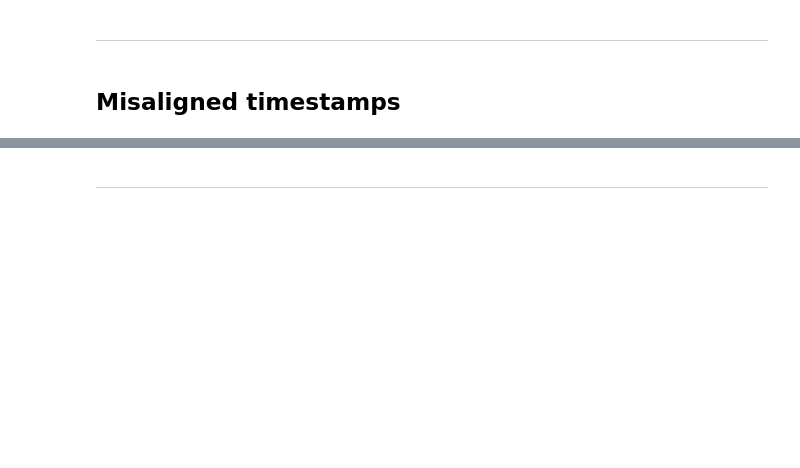
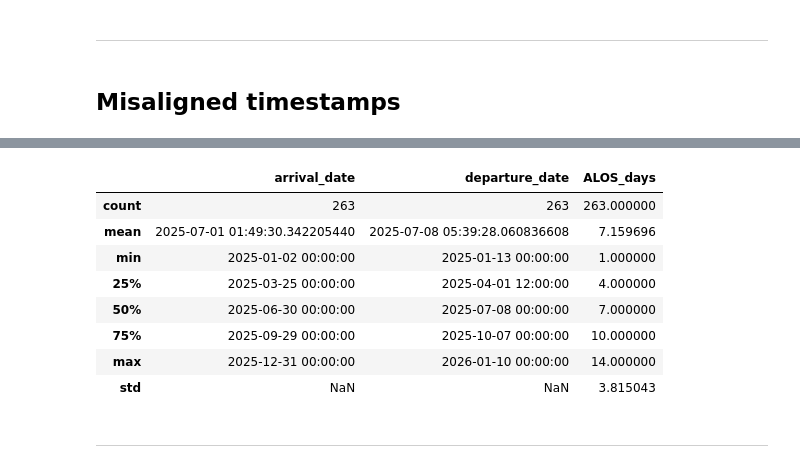
Before and after one commit to ioannisdrossas/tue_visualisation, a Jupyter notebook: Hospital Beds Management/JBI100_Data_Exploration_25-26-checkpoint.ipynb, the cells around one changed output, grey strips where cells are left out. Cells and saved outputs as stored; diff of their text form; code cells hidden in the pictures; blank space fills up the shorter version.

```diff
--- a/Hospital Beds Management/JBI100_Data_Exploration_25-26-checkpoint.ipynb
+++ b/Hospital Beds Management/JBI100_Data_Exploration_25-26-checkpoint.ipynb
@@ -346,2 +357,21 @@ No time-like columns detected.
+# %%
+patients_ALOS_ED = df_HBM_patients[df_HBM_patients['service'] == 'emergency']
+patients_ALOS_ED = patients_ALOS_ED[['patient_id', 'arrival_date', 'departure_date']]
+
+patients_ALOS_ED['arrival_date'] = pd.to_datetime(patients_ALOS_ED['arrival_date'])
+patients_ALOS_ED['departure_date'] = pd.to_datetime(patients_ALOS_ED['departure_date'])
+
+patients_ALOS_ED['ALOS_days'] = (patients_ALOS_ED['departure_date'] - patients_ALOS_ED['arrival_date']).dt.days
+patients_ALOS_ED.describe()
+# %% [output]
+|  | arrival_date | departure_date | ALOS_days |
+| count | 263 | 263 | 263.000000 |
+| mean | 2025-07-01 01:49:30.342205440 | 2025-07-08 05:39:28.060836608 | 7.159696 |
+| min | 2025-01-02 00:00:00 | 2025-01-13 00:00:00 | 1.000000 |
+| 25% | 2025-03-25 00:00:00 | 2025-04-01 12:00:00 | 4.000000 |
+| 50% | 2025-06-30 00:00:00 | 2025-07-08 00:00:00 | 7.000000 |
+| 75% | 2025-09-29 00:00:00 | 2025-10-07 00:00:00 | 10.000000 |
+| max | 2025-12-31 00:00:00 | 2026-01-10 00:00:00 | 14.000000 |
+| std | NaN | NaN | 3.815043 |
 # %% [markdown]
 --------------
```
Also changed, not shown: parts of 5 cells of this notebook, 2 other files.
